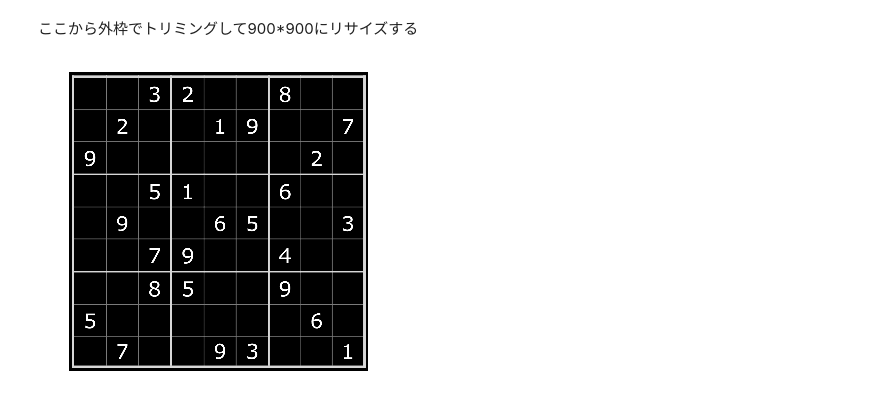
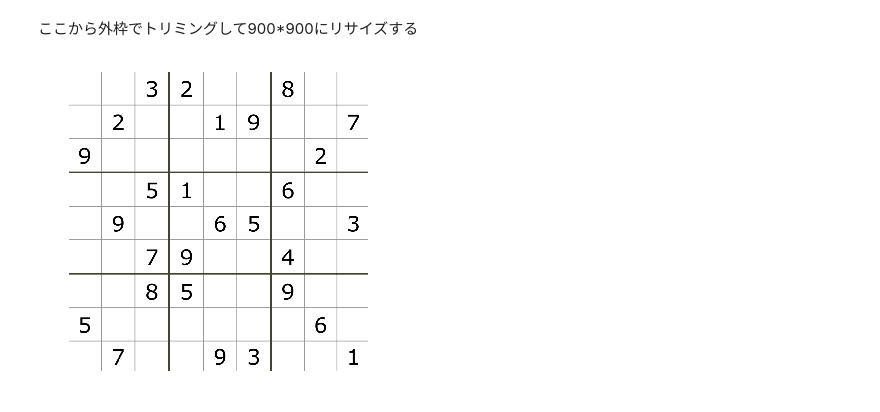
Before and after one commit to aichizokkoku/sudoku, a Jupyter notebook: test.ipynb, the cells around one changed output. Drawn from its saved outputs; the diff is of its cells as text; code cells hidden in the pictures.

```diff
--- a/test.ipynb
+++ b/test.ipynb
@@ -61,9 +61,9 @@ gray = cv2.cvtColor(img, cv2.COLOR_BGR2GRAY)
 cnts = cv2.findContours(gray, cv2.RETR_EXTERNAL, cv2.CHAIN_APPROX_SIMPLE)[1]
 
 #for pt in cnts:
-#x, y, w, h = cv2.boundingRect(pt)
-print(x, y, w, h)
-cv2.rectangle(img, (x, y), (x+w, y+h), (0, 255, 0), 30)
+X, Y, W, H = cv2.boundingRect(pt)
+print(X, Y, W, H)
+cv2.rectangle(img, (X, Y), (X+W, Y+H), (0, 255, 0), 30)
 
 plt.axis("off")
 #plt.subplot(1, 2, 2)
@@ -171,11 +171,11 @@ plt.show()
 # %% [markdown]
 ここから外枠でトリミングして900*900にリサイズする
 # %%
-imgC = img[x:h, y:w]
-imgC = cv2.resize(imgC, (900, 900))
+imgC = img[X+25:H-25, Y+25:W-25]
+imgDATA = cv2.resize(imgC, (900, 900))
 
 plt.axis("off")
-plt.imshow(cv2.cvtColor(imgC, cv2.COLOR_BGR2GRAY))
+plt.imshow(cv2.cvtColor(imgDATA, cv2.COLOR_BGR2RGB))
 plt.show()
 # %% [output]
-[figure, old version]
+[figure, new version]
```
Also changed, not shown: parts of 3 cells of this notebook.
